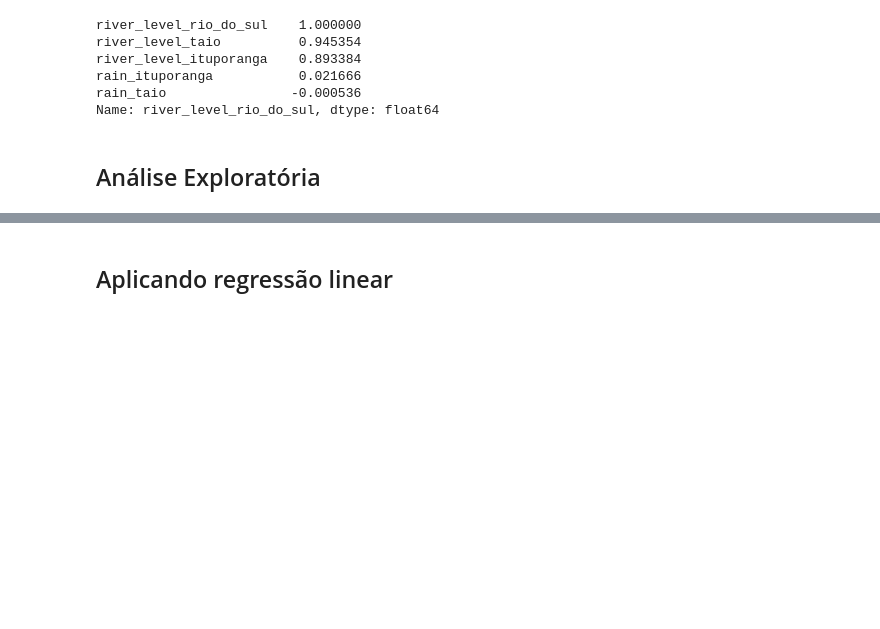
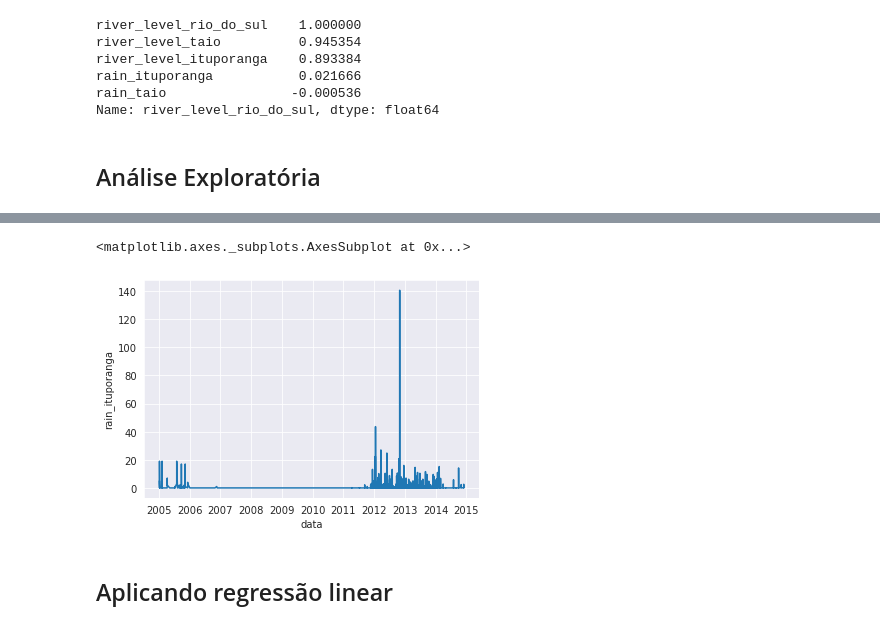
Before and after one commit to FelipeGXavier/ml, a Jupyter notebook: linear-regression/river-predict/analise_chuva_regressao.ipynb, the cells around one changed output, grey strips where cells are left out. Drawn from its saved outputs; the diff is of its cells as text; code cells hidden in the pictures; blank space fills up the shorter version.

```diff
--- a/linear-regression/river-predict/analise_chuva_regressao.ipynb
+++ b/linear-regression/river-predict/analise_chuva_regressao.ipynb
@@ -158,3 +161,6 @@ sns.lineplot(data=df, x='data', y='rain_taio')
 # %%
-# Relação tempo x chuva em Taió
-sns.lineplot(data=df, x='data', y='rain_taio')
+# Relação tempo x chuva em Ituporanga
+sns.lineplot(data=df, x='data', y='rain_ituporanga')
+# %% [output]
+<matplotlib.axes._subplots.AxesSubplot at 0x...>
+[figure, added]
```
Also changed, not shown: parts of 16 cells of this notebook.
